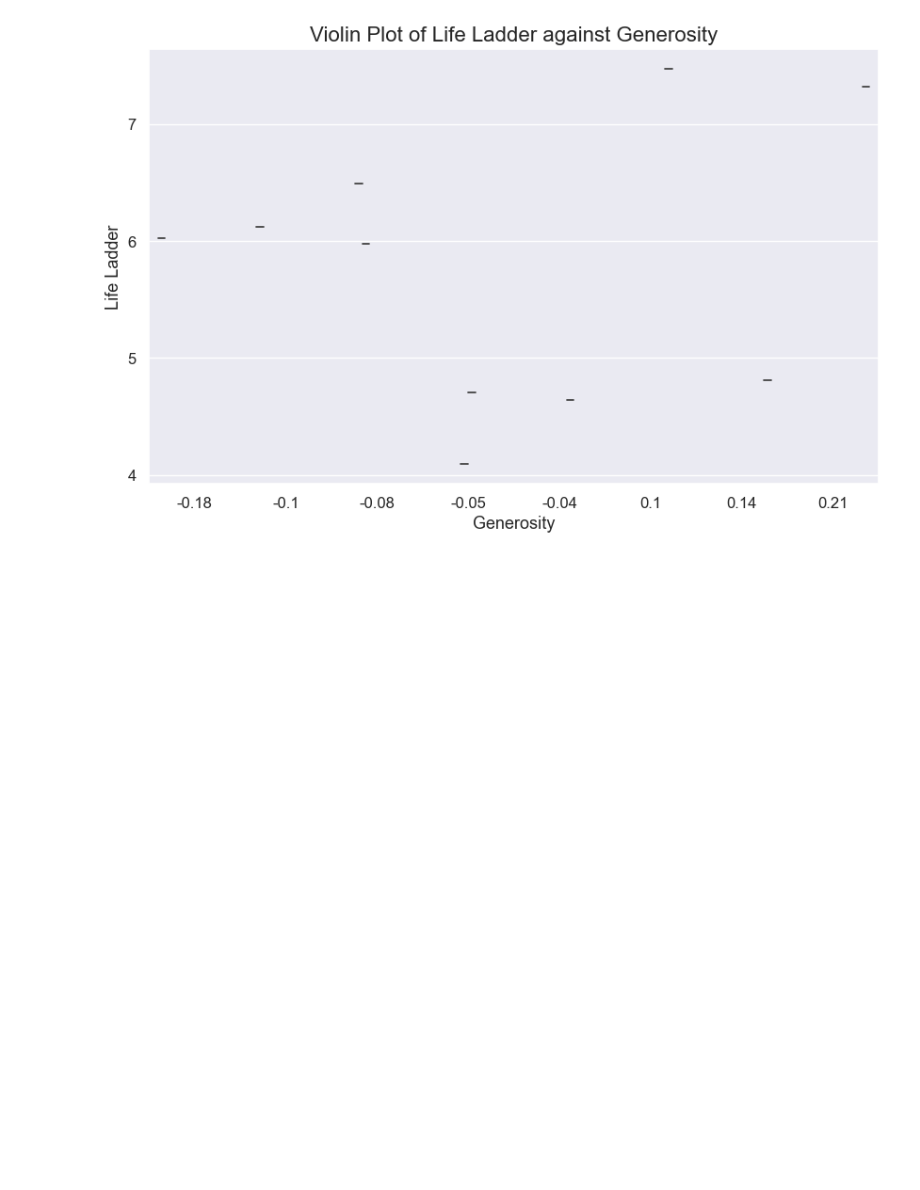
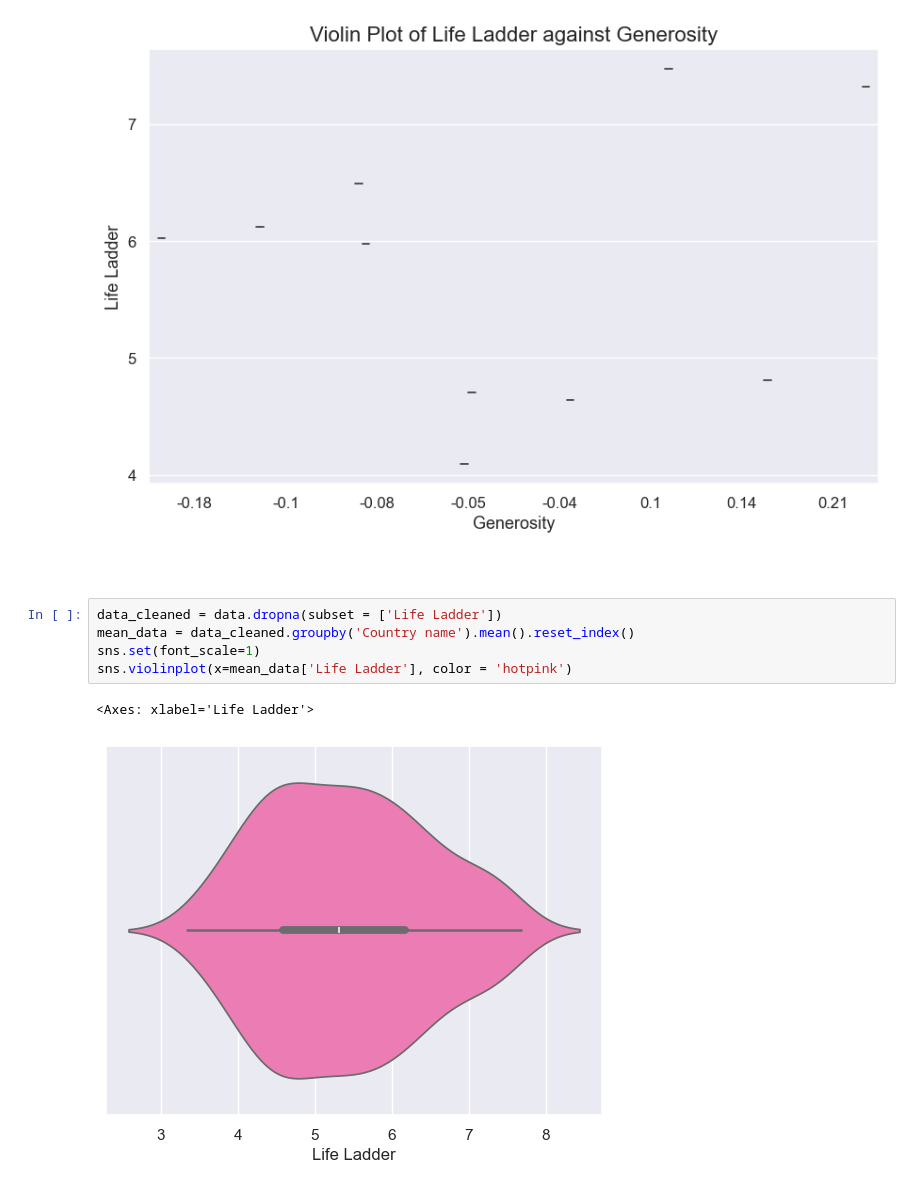
Before and after one commit to robbfox/jupyter-visualisation, a Jupyter notebook: visualised.ipynb, the cells around one changed output. Cells and saved outputs as stored; diff of their text form; blank space fills up the shorter version.

Commit message:
update project with further visualisations

```diff
--- a/visualised.ipynb
+++ b/visualised.ipynb
@@ -149,3 +151,13 @@ plt.yticks(fontsize=12)
 plt.show()
 # %% [output]
 [figure]
+# %% [markdown]
+###
+# %%
+data_cleaned = data.dropna(subset = ['Life Ladder'])
+mean_data = data_cleaned.groupby('Country name').mean().reset_index()
+sns.set(font_scale=1)
+sns.violinplot(x=mean_data['Life Ladder'], color = 'hotpink')
+# %% [output]
+<Axes: xlabel='Life Ladder'>
+[figure, added]
```
Also changed, not shown: parts of 1 cell of this notebook.
